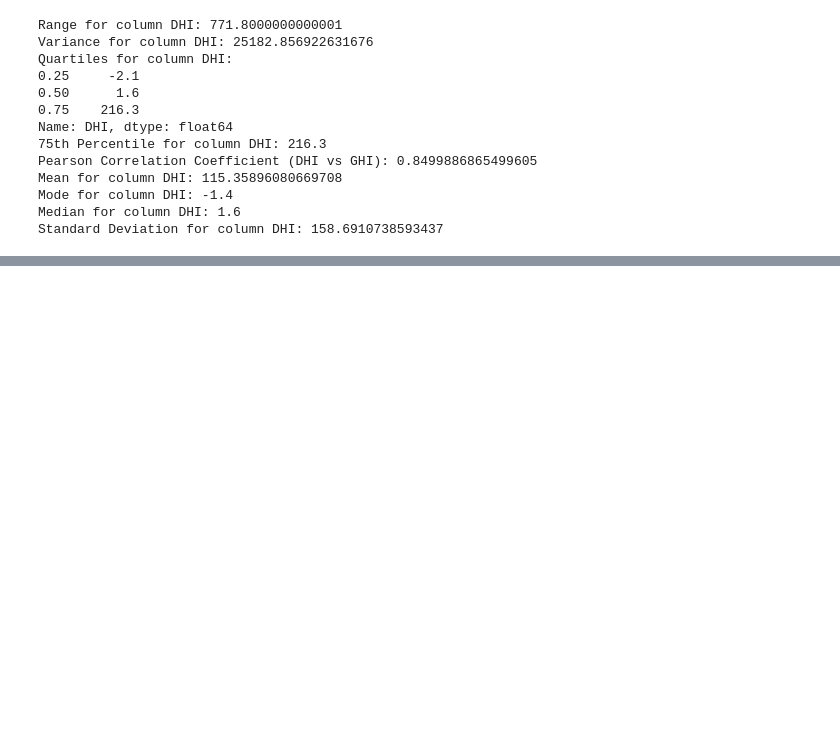
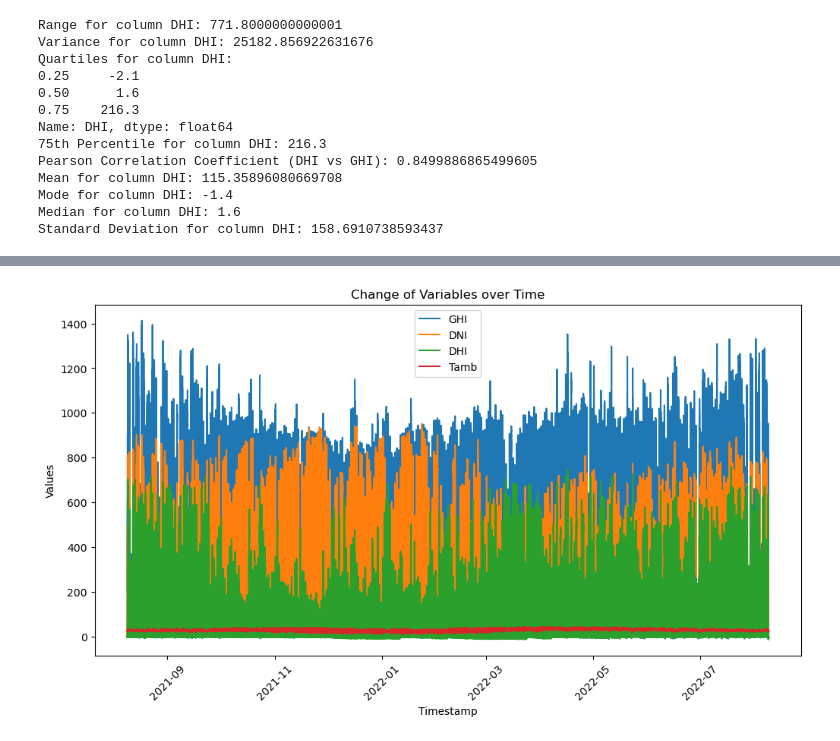
Before and after one commit to jodahe1/MoonLight-Energy-Solutions, a Jupyter notebook: benin-malanville.ipynb, the cells around one changed output, grey strips where cells are left out. Saved outputs shown, nothing was run; the diff lists cells and outputs as text; code cells hidden in the pictures; blank space fills up the shorter version.

```diff
--- a/benin-malanville.ipynb
+++ b/benin-malanville.ipynb
@@ -62,0 +136,18 @@ Standard Deviation for column DHI: 158.6910738593437
+# %%
+# Convert 'Timestamp' column to datetime
+df['Timestamp'] = pd.to_datetime(df['Timestamp'])
+
+# Plot GHI, DNI, DHI, and Tamb over time
+plt.figure(figsize=(12, 6))
+plt.plot(df['Timestamp'], df['GHI'], label='GHI')
+plt.plot(df['Timestamp'], df['DNI'], label='DNI')
+plt.plot(df['Timestamp'], df['DHI'], label='DHI')
+plt.plot(df['Timestamp'], df['Tamb'], label='Tamb')
+plt.xlabel('Timestamp')
+plt.ylabel('Values')
+plt.title('Change of Variables over Time')
+plt.legend()
+plt.xticks(rotation=45)
+plt.show()
+# %% [output]
+[figure, added]
```
Also changed, not shown: parts of 6 cells of this notebook.
